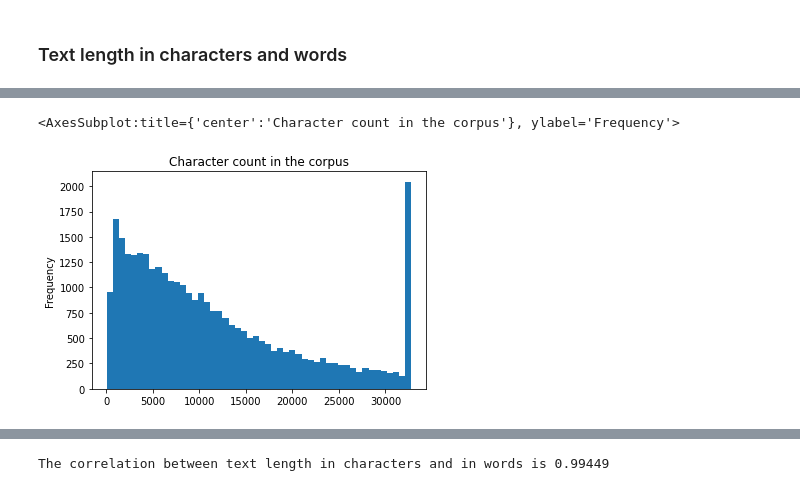
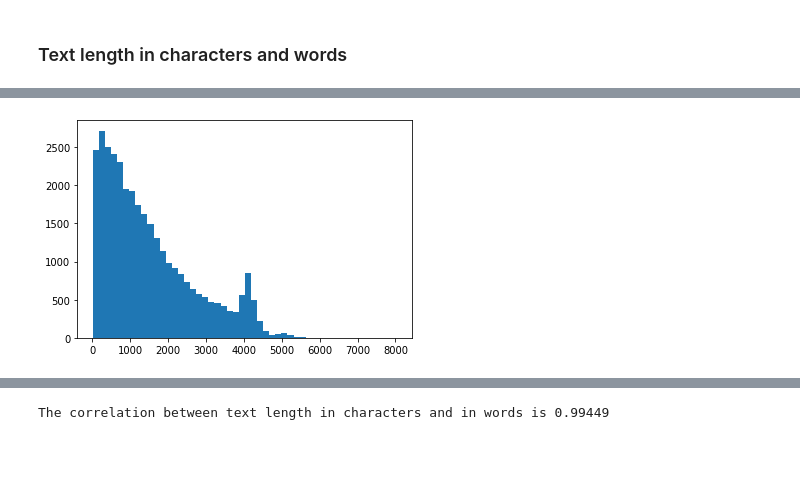
Before and after one commit to krkryger/clim-dist, a Jupyter notebook: notebooks/01-first-data-exploration.ipynb, the cells around one changed output, grey strips where cells are left out. Drawn from its saved outputs; the diff is of its cells as text; code cells hidden in the pictures; blank space fills up the shorter version.

```diff
--- a/notebooks/01-first-data-exploration.ipynb
+++ b/notebooks/01-first-data-exploration.ipynb
@@ -162,5 +136,7 @@ df.w_count.plot(kind='hist', bins=50, title='Word count in corpus')
-# %%
-df.text_len.plot(kind='hist', bins=50, title='Character count in the corpus')
-# %% [output]
-<AxesSubplot:title={'center':'Character count in the corpus'}, ylabel='Frequency'>
-[figure, removed]
+# %%
+plt.figure()
+plt.hist(df.w_count, bins=50)
+plt.savefig('../references/memoire_M1/figures/w_count.png', bbox_inches='tight')
+plt.show()
+# %% [output]
+[figure, added]
```
Also changed, not shown: parts of 11 cells of this notebook, 2 other files.
